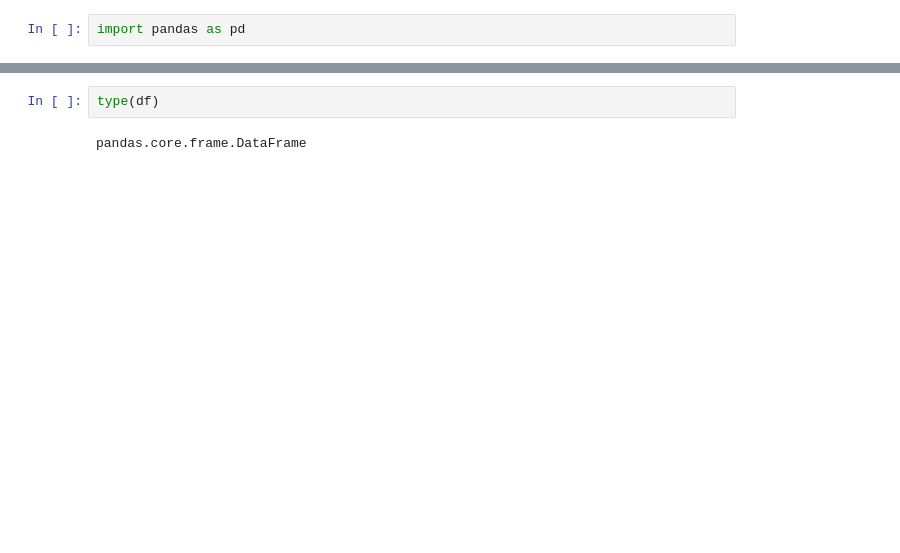
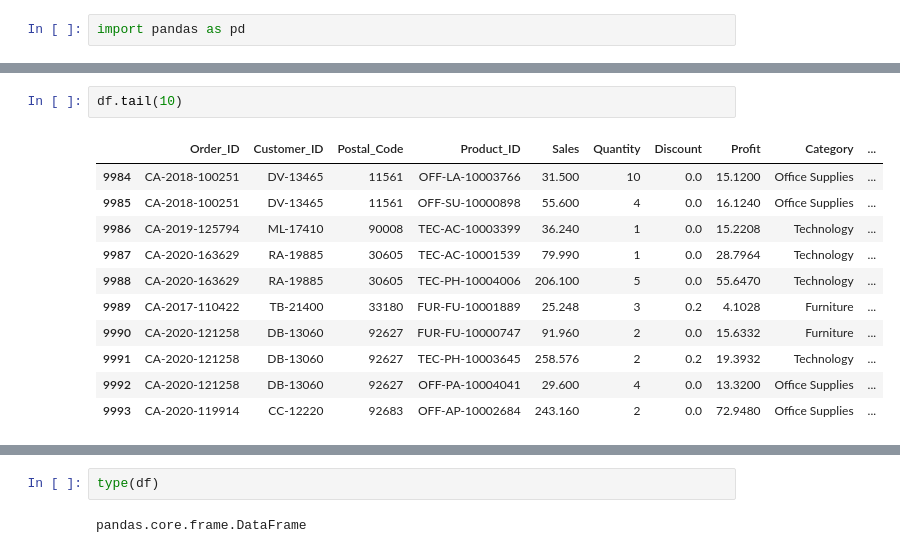
Before and after one commit to refianP13/Data-Analyst, a Jupyter notebook: Copy_of_[MENTOR_VER]_SESI_10_Pandas_dan_Manipulasi_Data.ipynb, the cells around one changed output, grey strips where cells are left out. Saved outputs shown, nothing was run; the diff lists cells and outputs as text; blank space fills up the shorter version.

```diff
--- a/Copy_of_[MENTOR_VER]_SESI_10_Pandas_dan_Manipulasi_Data.ipynb
+++ b/Copy_of_[MENTOR_VER]_SESI_10_Pandas_dan_Manipulasi_Data.ipynb
@@ -15,3 +29,17 @@ df.head()
+# %%
+df.tail(10)
+# %% [output]
+|  | Order_ID | Customer_ID | Postal_Code | Product_ID | Sales | Quantity | Discount | Profit | Category | ... |
+| 9984 | CA-2018-100251 | DV-13465 | 11561 | OFF-LA-10003766 | 31.500 | 10 | 0.0 | 15.1200 | Office Supplies | ... |
+| 9985 | CA-2018-100251 | DV-13465 | 11561 | OFF-SU-10000898 | 55.600 | 4 | 0.0 | 16.1240 | Office Supplies | ... |
+| 9986 | CA-2019-125794 | ML-17410 | 90008 | TEC-AC-10003399 | 36.240 | 1 | 0.0 | 15.2208 | Technology | ... |
+| 9987 | CA-2020-163629 | RA-19885 | 30605 | TEC-AC-10001539 | 79.990 | 1 | 0.0 | 28.7964 | Technology | ... |
+| 9988 | CA-2020-163629 | RA-19885 | 30605 | TEC-PH-10004006 | 206.100 | 5 | 0.0 | 55.6470 | Technology | ... |
+| 9989 | CA-2017-110422 | TB-21400 | 33180 | FUR-FU-10001889 | 25.248 | 3 | 0.2 | 4.1028 | Furniture | ... |
+| 9990 | CA-2020-121258 | DB-13060 | 92627 | FUR-FU-10000747 | 91.960 | 2 | 0.0 | 15.6332 | Furniture | ... |
+| 9991 | CA-2020-121258 | DB-13060 | 92627 | TEC-PH-10003645 | 258.576 | 2 | 0.2 | 19.3932 | Technology | ... |
+| 9992 | CA-2020-121258 | DB-13060 | 92627 | OFF-PA-10004041 | 29.600 | 4 | 0.0 | 13.3200 | Office Supplies | ... |
+| 9993 | CA-2020-119914 | CC-12220 | 92683 | OFF-AP-10002684 | 243.160 | 2 | 0.0 | 72.9480 | Office Supplies | ... |
 # %%
 df.info()
 # %% [output]
```
Also changed, not shown: parts of 11 cells of this notebook.
